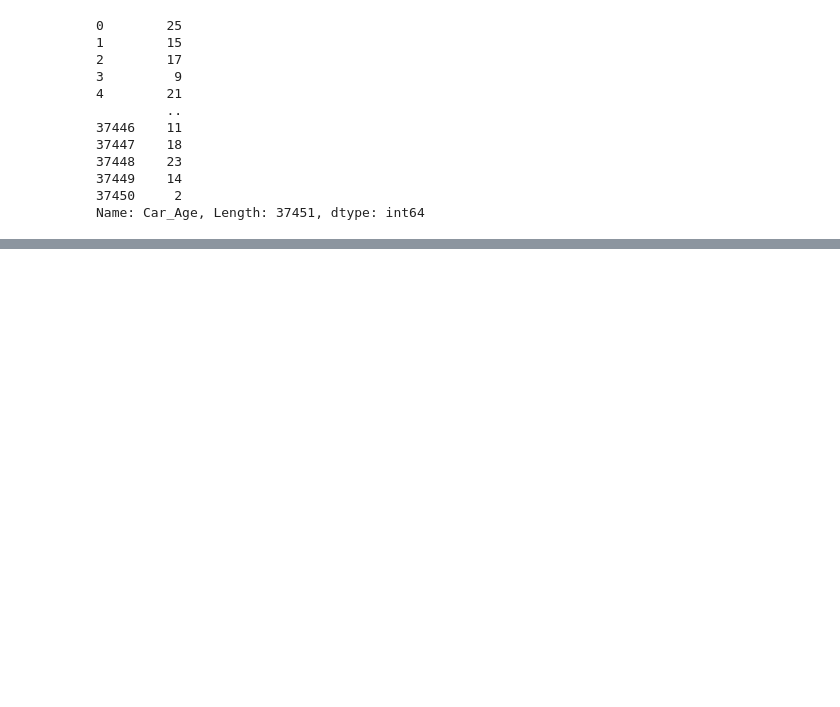
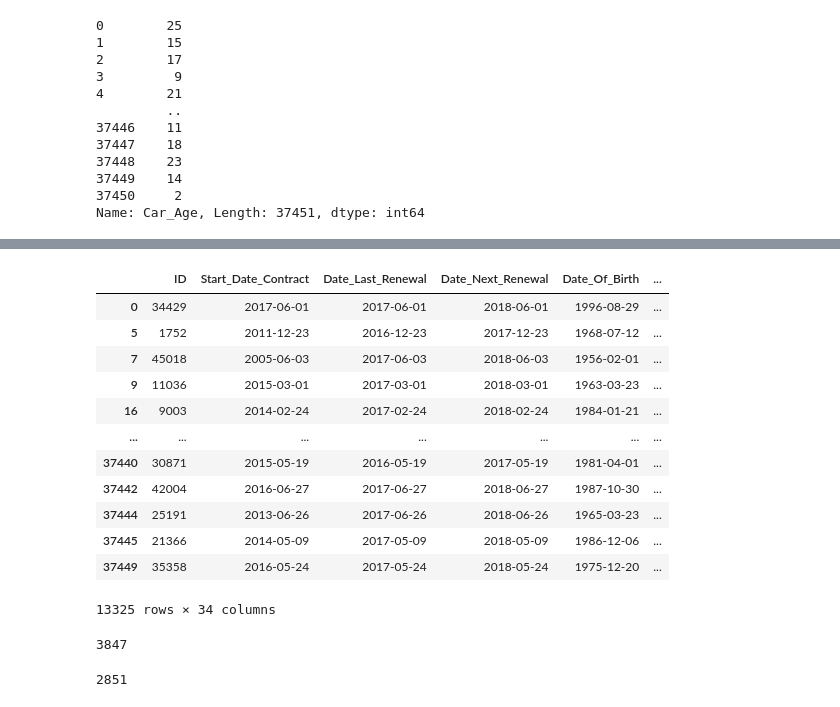
Before and after one commit to vivan-doshi/Insurance_claims, a Jupyter notebook: 02_Exploration_notebook/exploring.ipynb, the cells around one changed output, grey strips where cells are left out. Saved outputs shown, nothing was run; the diff lists cells and outputs as text; code cells hidden in the pictures; blank space fills up the shorter version.

```diff
--- a/02_Exploration_notebook/exploring.ipynb
+++ b/02_Exploration_notebook/exploring.ipynb
@@ -532,0 +594,35 @@ Name: Car_Age, Length: 37451, dtype: int64
+# %%
+insurance_data[insurance_data['Policies_Terminated_Non_Payment'] > 0]
+# %% [output]
+|  | ID | Start_Date_Contract | Date_Last_Renewal | Date_Next_Renewal | Date_Of_Birth | ... |
+| 0 | 34429 | 2017-06-01 | 2017-06-01 | 2018-06-01 | 1996-08-29 | ... |
+| 5 | 1752 | 2011-12-23 | 2016-12-23 | 2017-12-23 | 1968-07-12 | ... |
+| 7 | 45018 | 2005-06-03 | 2017-06-03 | 2018-06-03 | 1956-02-01 | ... |
+| 9 | 11036 | 2015-03-01 | 2017-03-01 | 2018-03-01 | 1963-03-23 | ... |
+| 16 | 9003 | 2014-02-24 | 2017-02-24 | 2018-02-24 | 1984-01-21 | ... |
+| ... | ... | ... | ... | ... | ... | ... |
+| 37440 | 30871 | 2015-05-19 | 2016-05-19 | 2017-05-19 | 1981-04-01 | ... |
+| 37442 | 42004 | 2016-06-27 | 2017-06-27 | 2018-06-27 | 1987-10-30 | ... |
+| 37444 | 25191 | 2013-06-26 | 2017-06-26 | 2018-06-26 | 1965-03-23 | ... |
+| 37445 | 21366 | 2014-05-09 | 2017-05-09 | 2018-05-09 | 1986-12-06 | ... |
+| 37449 | 35358 | 2016-05-24 | 2017-05-24 | 2018-05-24 | 1975-12-20 | ... |
+13325 rows × 34 columns
+# %%
+ID_terminated = list(insurance_data[insurance_data['Policies_Terminated_Non_Payment'] > 0]['ID'])
+ID_not_cont = list(insurance_data[insurance_data['Date_Next_Renewal'] < pd.to_datetime('2018-12-31')]['ID'])
+
+ID_count_terminated_only = 0
+ID_count_not_cont_only = 0
+for i in ID_terminated:
+    if i not in ID_not_cont:
+        ID_count_terminated_only += 1
+
+for i in ID_not_cont:
+    if i not in ID_terminated:
+        ID_count_not_cont_only += 1
+
+display(ID_count_terminated_only)
+display(ID_count_not_cont_only)
+# %% [output]
+3847
+2851
```
Also changed, not shown: parts of 30 cells of this notebook.
